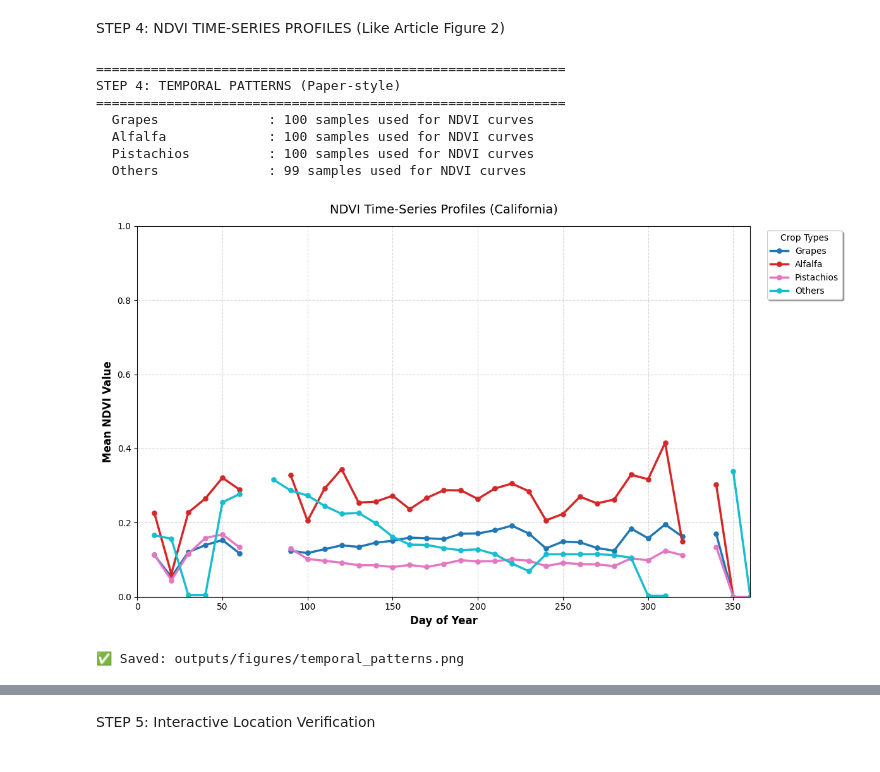
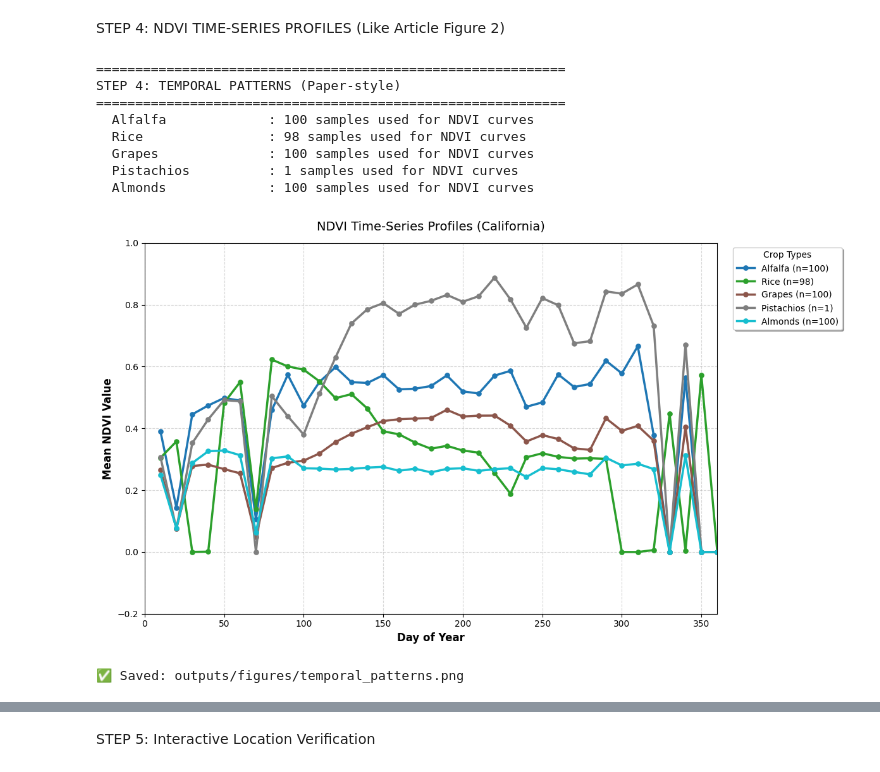
Before and after one commit to Ranianya/Crop-Classification, a Jupyter notebook: notebooks/2_eda_visuals.ipynb, the cells around one changed output, grey strips where cells are left out. Cells and saved outputs as stored; diff of their text form; code cells hidden in the pictures.

```diff
--- a/notebooks/2_eda_visuals.ipynb
+++ b/notebooks/2_eda_visuals.ipynb
@@ -200,20 +271,21 @@ STEP 3: NDVI TIME-SERIES PROFILES (Like Article Figure 2)
 # %% [markdown]
 STEP 4: NDVI TIME-SERIES PROFILES (Like Article Figure 2)
 # %%
-# ============================================================
+# ============================================================================
 # STEP 4: TEMPORAL PATTERNS (Paper-style NDVI curves)
-# ============================================================
+# ============================================================================
 
 print("\n" + "="*60)
 print("STEP 4: TEMPORAL PATTERNS (Paper-style)")
 print("="*60)
 
-# ---- 1. Select crops like in the paper ----
+# ---- 1. Select crops - CORRECT codes for YOUR data ----
 SELECTED_CROPS = {
+    36: "Alfalfa",
+    57: "Rice",
     69: "Grapes",
-    75: "Almonds",
-    36: "Alfalfa",
-    204: "Pistachios"
+    74: "Pistachios",
+    204: "Almonds"
 }
 
 crop_ndvi = {}
@@ -223,18 +295,21 @@ for crop_code in SELECTED_CROPS.keys():
     indices = np.where(y == crop_code)[0]
 
     if len(indices) == 0:
+        print(f"  Warning: No samples for {SELECTED_CROPS[crop_code]} (code {crop_code})")
         continue
 
     subset = indices[:min(100, len(indices))]
     ndvi_list = [calculate_ndvi(X[i]) for i in subset]
     crop_ndvi[crop_code] = ndvi_list
+    print(f"  {SELECTED_CROPS[crop_code]:<20}: {len(ndvi_list)} samples used for NDVI curves")
 
-# ---- 3. Add "Others" category ----
-other_indices = np.where(~np.isin(y, list(SELECTED_CROPS.keys())))[0]
-
-if len(other_indices) > 0:
-    subset = other_indices[:min(100, len(other_indices))]
-    crop_ndvi["Others"] = [calculate_ndvi(X[i]) for i in subset]
+# ---- 3. Add "Others" category (optional - remove if you want all classes) ----
+# If you want to show "Others" for crops not in SELECTED_CROPS, uncomment below
+# other_indices = np.where(~np.isin(y, list(SELECTED_CROPS.keys())))[0]
+# if len(other_indices) > 0:
+#     subset = other_indices[:min(100, len(other_indices))]
+#     crop_ndvi["Others"] = [calculate_ndvi(X[i]) for i in subset]
+#     print(f"  {'Others':<20}: {len(subset)} samples used for NDVI curves")
 
 # ---- 4. Plot ----
 plt.figure(figsize=(12, 7))
@@ -244,54 +319,48 @@ colors = plt.cm.tab10(np.linspace(0, 1, len(crop_ndvi)))
 
 for idx, (crop_code, ndvi_list) in enumerate(crop_ndvi.items()):
     mean_ndvi = np.mean(ndvi_list, axis=0)
-
-    if crop_code == "Others":
-        name = "Others"
-    else:
-        name = SELECTED_CROPS[crop_code]
-
-    print(f"  {name:<20}: {len(ndvi_list)} samples used for NDVI curves")
+    name = SELECTED_CROPS[crop_code]
 
     plt.plot(
-        time_steps,                  # ✅ FIXED
-        mean_ndvi,                  # ✅ FIXED
+        time_steps,
+        mean_ndvi,
         linewidth=2.5,
         color=colors[idx],
         marker='o',
         markersize=5,
-        markerfacecolor=colors[idx],   # same as line
-        markeredgecolor=colors[idx],   # same as line
+        markerfacecolor=colors[idx],
+        markeredgecolor=colors[idx],
         markeredgewidth=1.2,
-        label=name
+        label=f"{name} (n={len(ndvi_list)})"
     )
 
 # ---- 5. Styling ----
 plt.xlabel("Day of Year", fontsize=12, fontweight='bold')
 plt.ylabel("Mean NDVI Value", fontsize=12, fontweight='bold')
 plt.title("NDVI Time-Series Profiles (California)", fontsize=14, pad=15)
 
-plt.ylim(0, 1)
+plt.ylim(-0.2, 1.0)  # NDVI range is [-1,1], but crops typically 0-1
 plt.xlim(0, 360)
 plt.grid(True, linestyle='--', alpha=0.5)
 
 plt.legend(bbox_to_anchor=(1.02, 1), loc='upper left',
            title="Crop Types", fontsize=10, shadow=True)
 
 plt.tight_layout()
-
 plt.savefig("outputs/figures/temporal_patterns.png", dpi=300, bbox_inches='tight')
 plt.show()
 
 print("\n✅ Saved: outputs/figures/temporal_patterns.png")
 # %% [output]
 ============================================================
 STEP 4: TEMPORAL PATTERNS (Paper-style)
 ============================================================
+  Alfalfa             : 100 samples used for NDVI curves
+  Rice                : 98 samples used for NDVI curves
   Grapes              : 100 samples used for NDVI curves
-  Alfalfa             : 100 samples used for NDVI curves
-  Pistachios          : 100 samples used for NDVI curves
-  Others              : 99 samples used for NDVI curves
+  Pistachios          : 1 samples used for NDVI curves
+  Almonds             : 100 samples used for NDVI curves
-[figure, old version]
+[figure, new version]
 ✅ Saved: outputs/figures/temporal_patterns.png
 # %%
 print("\n" + "="*60)
```
Also changed, not shown: parts of 3 cells of this notebook, 10 other files.
